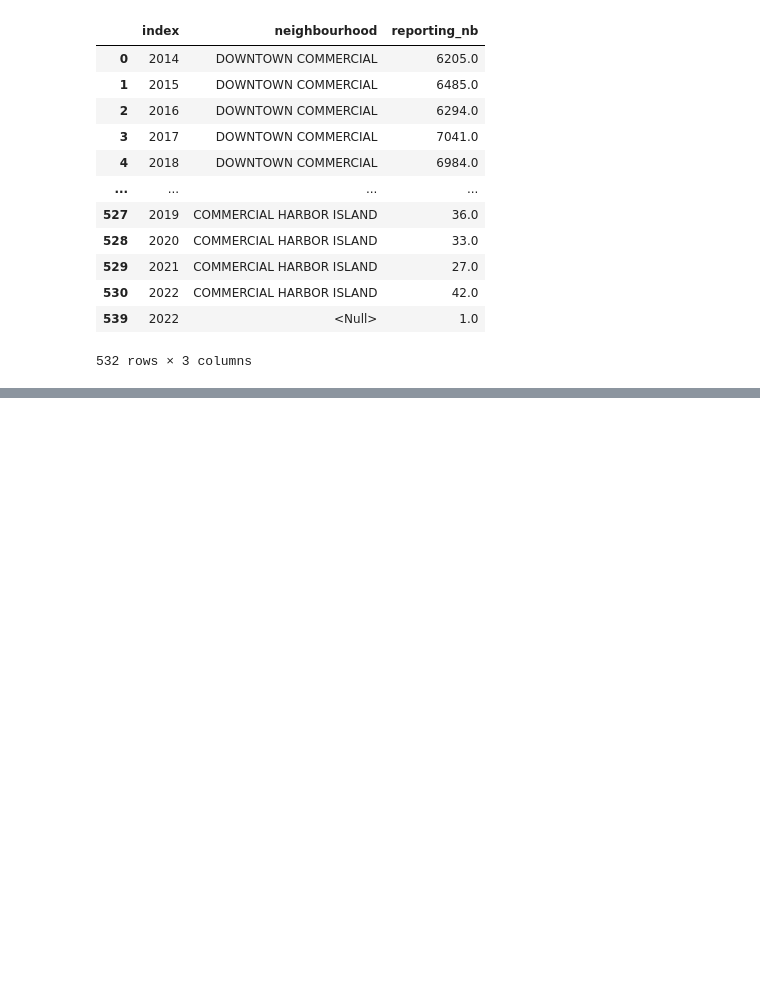
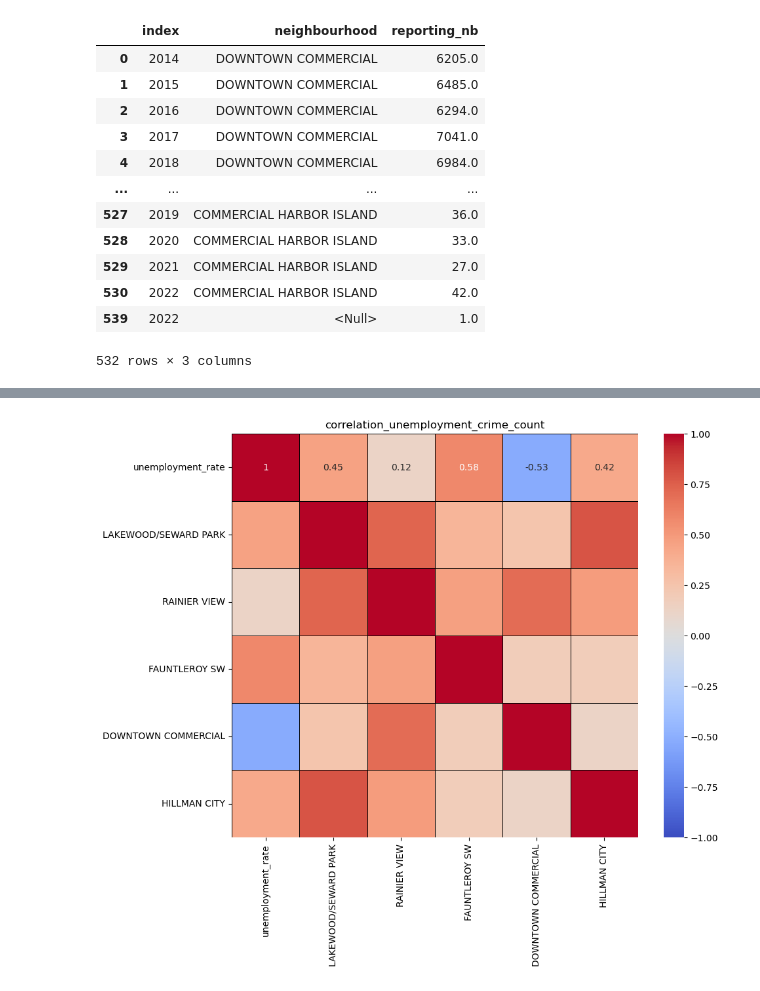
Before and after one commit to nemdim/Capstone-Project-Group-1, a Jupyter notebook: certain_crime_types.ipynb, the cells around one changed output, grey strips where cells are left out. Saved outputs shown, nothing was run; the diff lists cells and outputs as text; code cells hidden in the pictures; blank space fills up the shorter version.

```diff
--- a/certain_crime_types.ipynb
+++ b/certain_crime_types.ipynb
@@ -699,0 +1102,13 @@ summary_df_melt
+# %%
+# Create a correlation matrix
+# Create a correlation matrix Less 5 crime: growth rate neighborhood; value (crime count)
+# unemployment rate (average 12month)
+correlation_unemployment_crime_count = unemployment_mcpp[['unemployment_rate','LAKEWOOD/SEWARD PARK','RAINIER VIEW','FAUNTLEROY SW','DOWNTOWN COMMERCIAL','HILLMAN CITY']].corr()
+
+# Plot the correlation matrix
+plt.figure(figsize=(10, 8))
+sns.heatmap(correlation_unemployment_crime_count, annot=True, cmap='coolwarm', vmin=-1, vmax=1, linewidths=0.5, linecolor='black')
+plt.title('correlation_unemployment_crime_count')
+plt.show()
+# %% [output]
+[figure, added]
```
Also changed, not shown: parts of 39 cells of this notebook.
